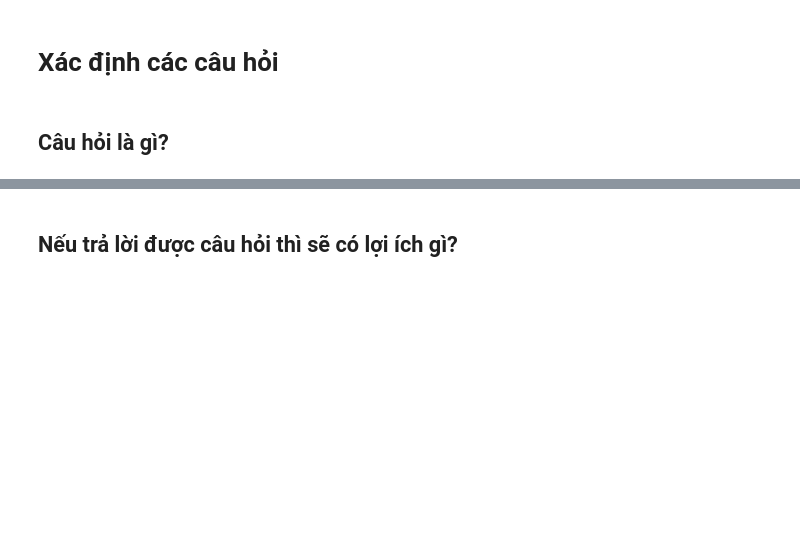
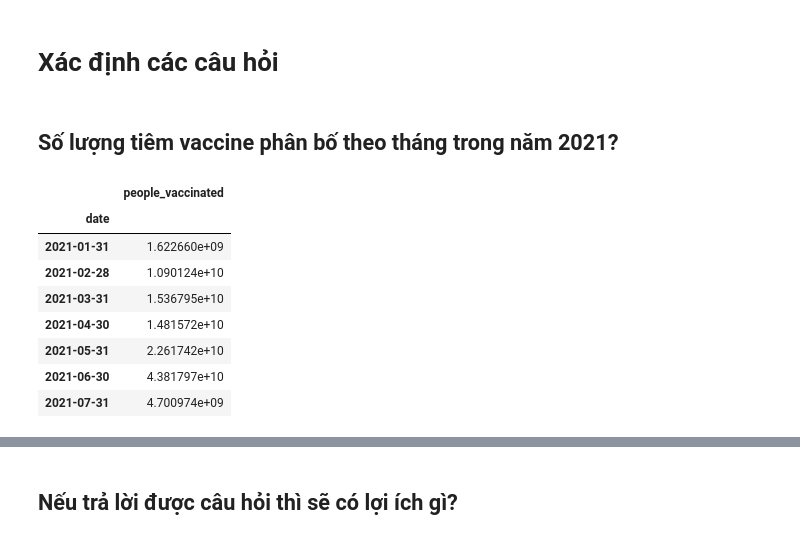
Before and after one commit to FinalProject-P4DS/FinalProject-P4DS, a Jupyter notebook: Final_Project-P4DS.ipynb, the cells around one changed output, grey strips where cells are left out. Saved outputs shown, nothing was run; the diff lists cells and outputs as text; code cells hidden in the pictures; blank space fills up the shorter version.

```diff
--- a/Final_Project-P4DS.ipynb
+++ b/Final_Project-P4DS.ipynb
@@ -310,4 +312,20 @@ Vaccine đã tiếp cận được với 211 quốc gia
 # %% [markdown]
 # Xác định các câu hỏi
 # %% [markdown]
-## Câu hỏi là gì?
+## Số lượng tiêm vaccine phân bố theo tháng trong năm 2021?
+# %%
+people_vaccinated = national_vacc[['date', 'people_vaccinated']]
+people_vaccinated_2021 = people_vaccinated[people_vaccinated['date'].dt.year == 2021]
+
+num_vaccinations_each_month = people_vaccinated_2021.resample('M', on='date').sum()
+num_vaccinations_each_month
+# %% [output]
+|  | people_vaccinated |
+| date |  |
+| 2021-01-31 | 1.622660e+09 |
+| 2021-02-28 | 1.090124e+10 |
+| 2021-03-31 | 1.536795e+10 |
+| 2021-04-30 | 1.481572e+10 |
+| 2021-05-31 | 2.261742e+10 |
+| 2021-06-30 | 4.381797e+10 |
+| 2021-07-31 | 4.700974e+09 |
```
Also changed, not shown: parts of 8 cells of this notebook.
